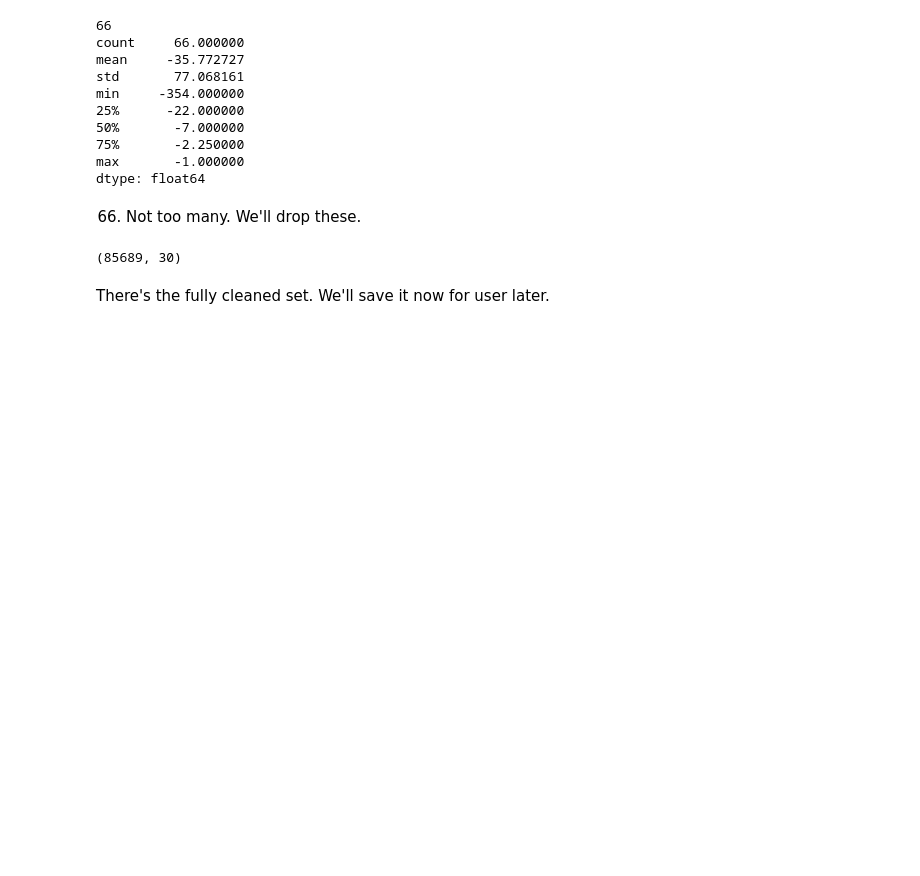
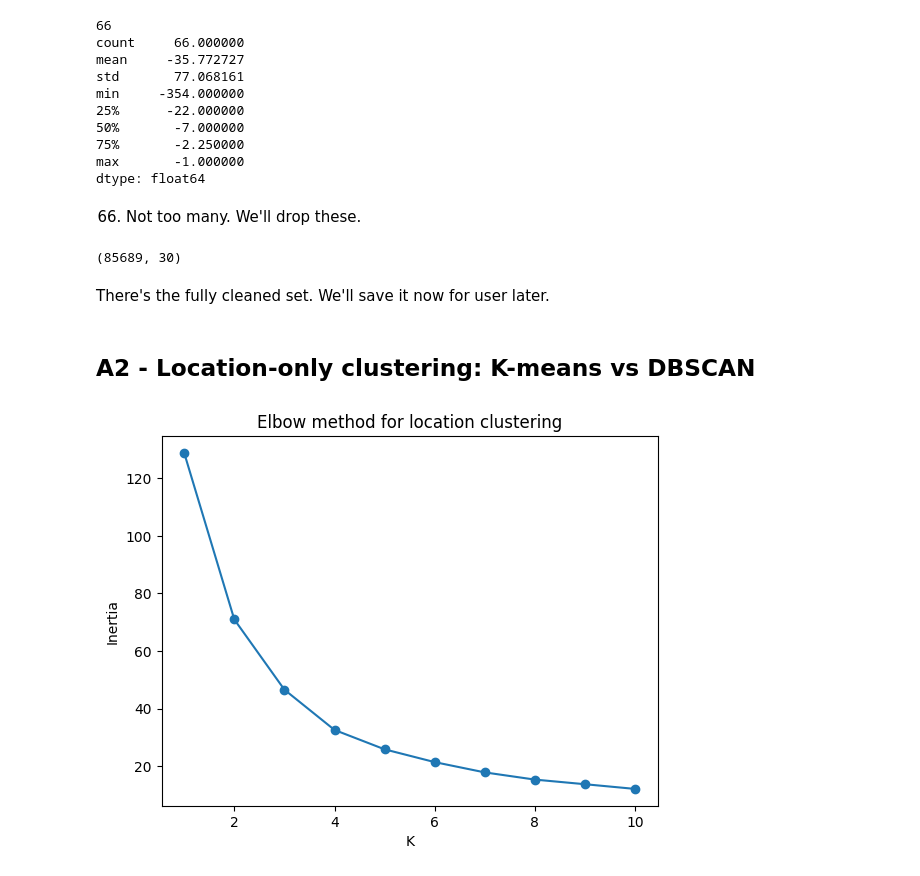
Before and after one commit to ekam-n/iat-461, a Jupyter notebook: Assignments/A3/partA.ipynb, the cells around one changed output. Drawn from its saved outputs; the diff is of its cells as text; code cells hidden in the pictures; blank space fills up the shorter version.

```diff
--- a/Assignments/A3/partA.ipynb
+++ b/Assignments/A3/partA.ipynb
@@ -256,3 +256,25 @@ print(df_clean.shape)
 There's the fully cleaned set. We'll save it now for user later.
 # %%
 df_clean.to_parquet("data/businesses_clean.parquet")
+# %% [markdown]
+## A2 - Location-only clustering: K-means vs DBSCAN
+# %%
+from sklearn.cluster import KMeans
+import matplotlib.pyplot as plt
+
+coords = df_clean[["geo_point_2d.lon", "geo_point_2d.lat"]].values
+
+inertias = []
+ks = range(1, 11)
+for k in ks:
+    km = KMeans(n_clusters=k, random_state=42, n_init=10)
+    km.fit(coords)
+    inertias.append(km.inertia_)
+
+plt.plot(ks, inertias, marker="o")
+plt.xlabel("K")
+plt.ylabel("Inertia")
+plt.title("Elbow method for location clustering")
+plt.show()
+# %% [output]
+[figure, added]
```
Also changed, not shown: parts of 9 cells of this notebook.
